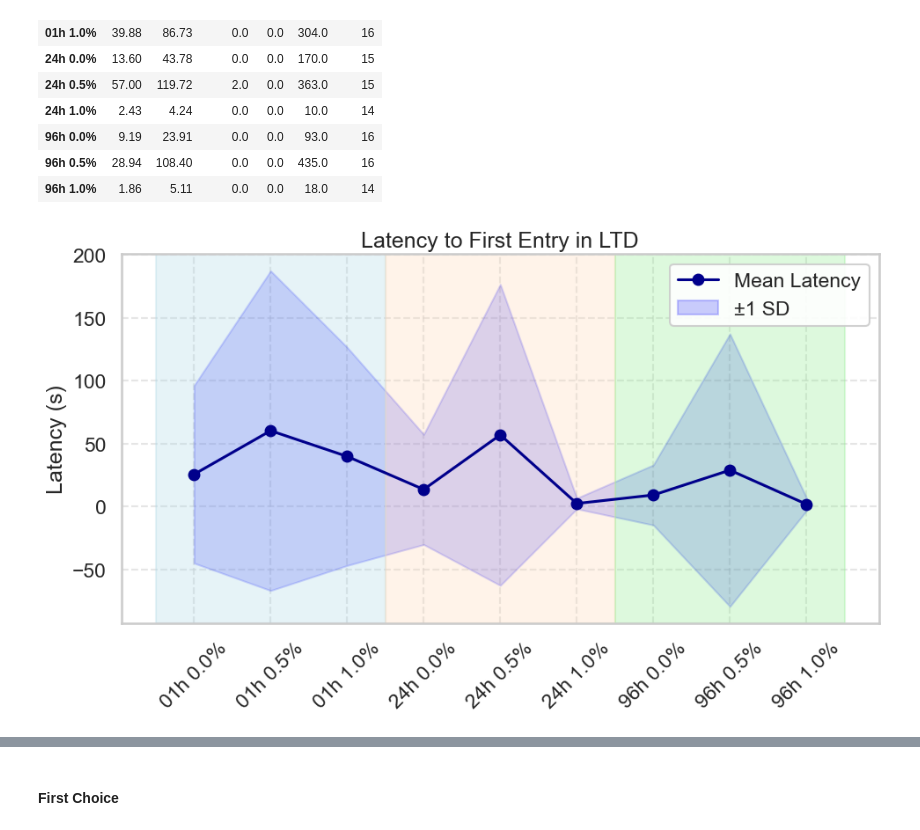
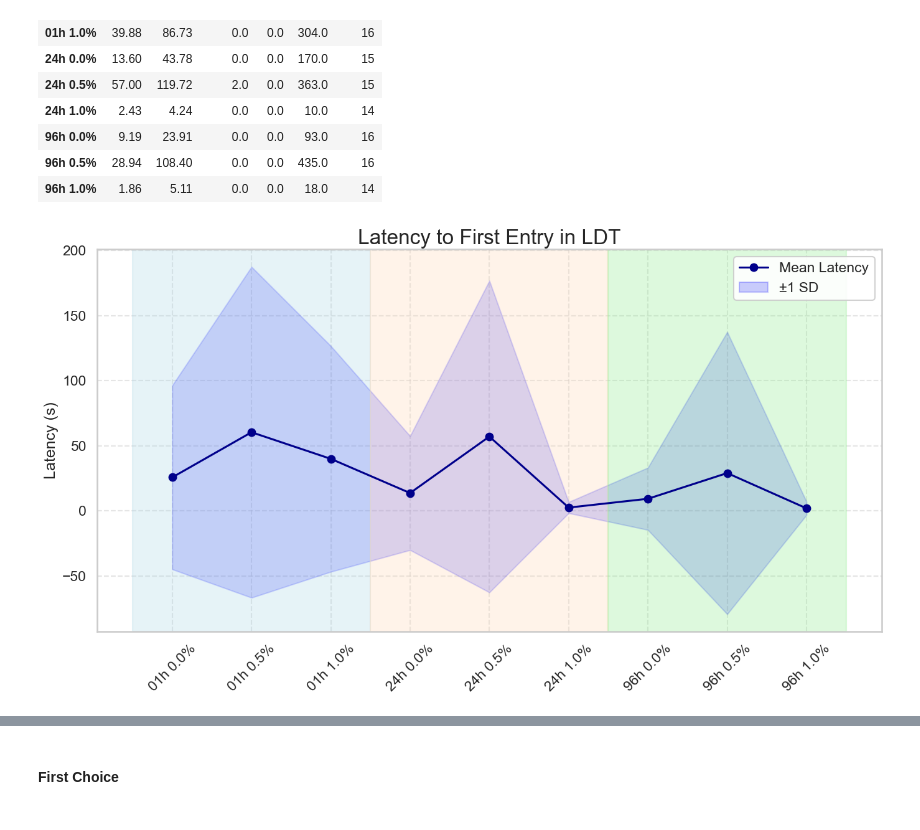
Before and after one commit to fabriscaique/zebrafish_testbattery, a Jupyter notebook: main.ipynb, the cells around one changed output, grey strips where cells are left out. Cells and saved outputs as stored; diff of their text form; code cells hidden in the pictures.

Commit message:
updated main file
Added further analyses to main file (up until LDT first choice)

```diff
--- a/main.ipynb
+++ b/main.ipynb
@@ -228,40 +302,43 @@ box.groupby('group')['latency'].agg(['mean', 'std', 'median', 'min', 'max', 'cou
 | 96h 0.5% | 28.94 | 108.40 | 0.0 | 0.0 | 435.0 | 16 |
 | 96h 1.0% | 1.86 | 5.11 | 0.0 | 0.0 | 18.0 | 14 |
 # %%
-# Visualizing latency by group with mean and SD
-groups = ['01h 0.0%','01h 0.5%','01h 1.0%',
-          '24h 0.0%','24h 0.5%','24h 1.0%',
-          '96h 0.0%','96h 0.5%','96h 1.0%']
+# Visualizing Latency by group with mean ± SD
+# Define universal labels in order
+labels = ['01h 0.0%', '01h 0.5%', '01h 1.0%',
+          '24h 0.0%', '24h 0.5%', '24h 1.0%',
+          '96h 0.0%', '96h 0.5%', '96h 1.0%']
 
+# Mean and SD values in same order
 mean_values = [25.64, 60.31, 39.88,
                13.60, 57.00, 2.43,
                9.19, 28.94, 1.86]
 
 std_values = [70.60, 127.09, 86.73,
               43.78, 119.72, 4.24,
               23.91, 108.40, 5.11]
 
-plt.figure(figsize=(10,6))
+x = np.arange(len(labels))  # 0..8
 
-# Plot mean and ±1 SD
-plt.plot(groups, mean_values, marker='o', color='darkblue', label='Mean Latency')
-plt.fill_between(groups,
+plt.figure(figsize=(14,8))
+
+# Plot mean ± SD
+plt.plot(x, mean_values, marker='o', color='darkblue', label='Mean Latency')
+plt.fill_between(x,
                  [m - s for m, s in zip(mean_values, std_values)],
                  [m + s for m, s in zip(mean_values, std_values)],
                  color='blue', alpha=0.2, label='±1 SD')
 
-# Background regions without labels (so they won't appear in the legend)
-plt.axvspan(-0.5, 2.5, color='#ADD8E6', alpha=0.3)
-plt.axvspan(2.5, 5.5, color='#FFDAB9', alpha=0.3)
-plt.axvspan(5.5, 8.5, color='#90EE90', alpha=0.3)
+# Background regions for time clusters
+plt.axvspan(-0.5, 2.5, color='#ADD8E6', alpha=0.3)  # 01h
+plt.axvspan(2.5, 5.5, color='#FFDAB9', alpha=0.3)  # 24h
+plt.axvspan(5.5, 8.5, color='#90EE90', alpha=0.3)  # 96h
 
-plt.title("Latency to First Entry in LTD")
-plt.xlabel('')
+plt.title("Latency to First Entry in LDT", size=24)
 plt.ylabel("Latency (s)")
-plt.xticks(rotation=45)
+plt.xticks(x, labels, rotation=45)
 plt.grid(True, linestyle='--', alpha=0.5)
 plt.legend(loc='upper right', framealpha=0.9)
 plt.tight_layout()
 plt.show()
 # %% [output]
-[figure, old version]
+[figure, new version]
```
Also changed, not shown: parts of 18 cells of this notebook.
